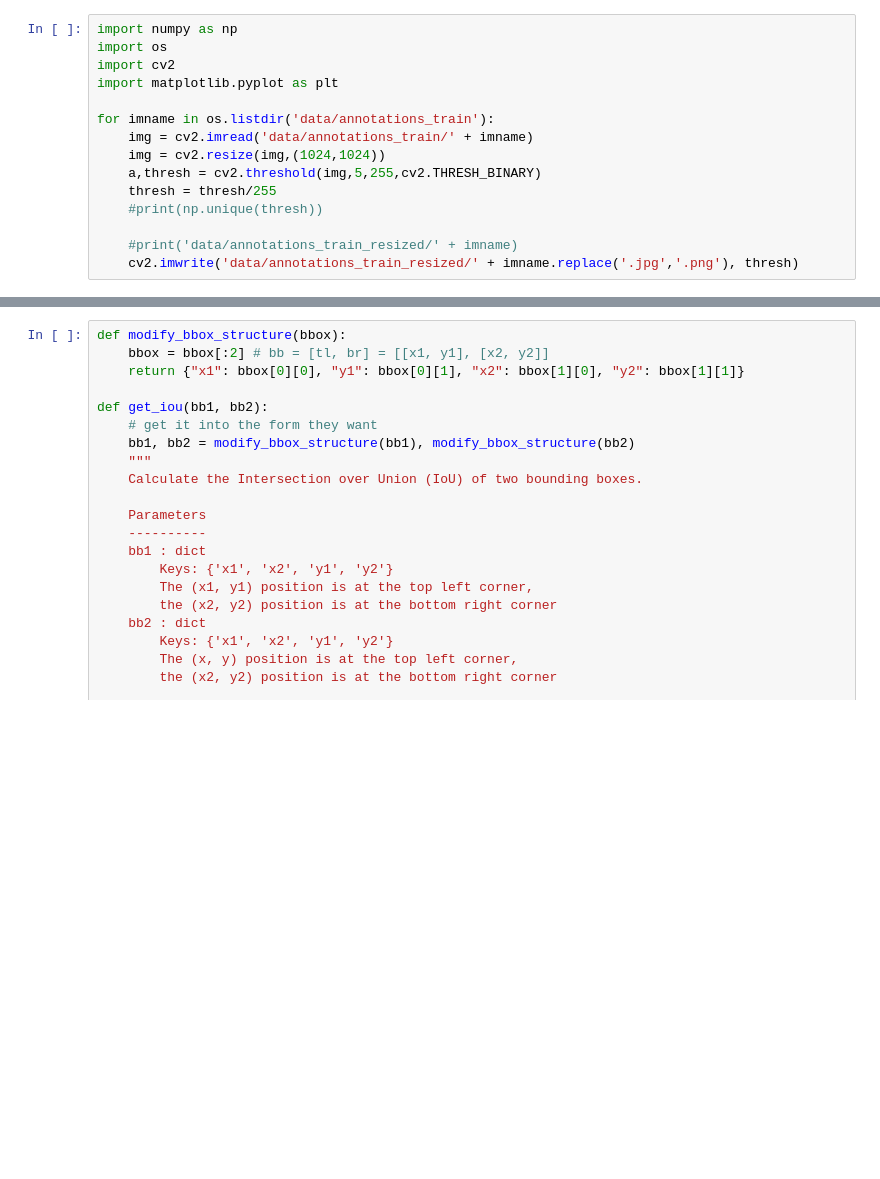
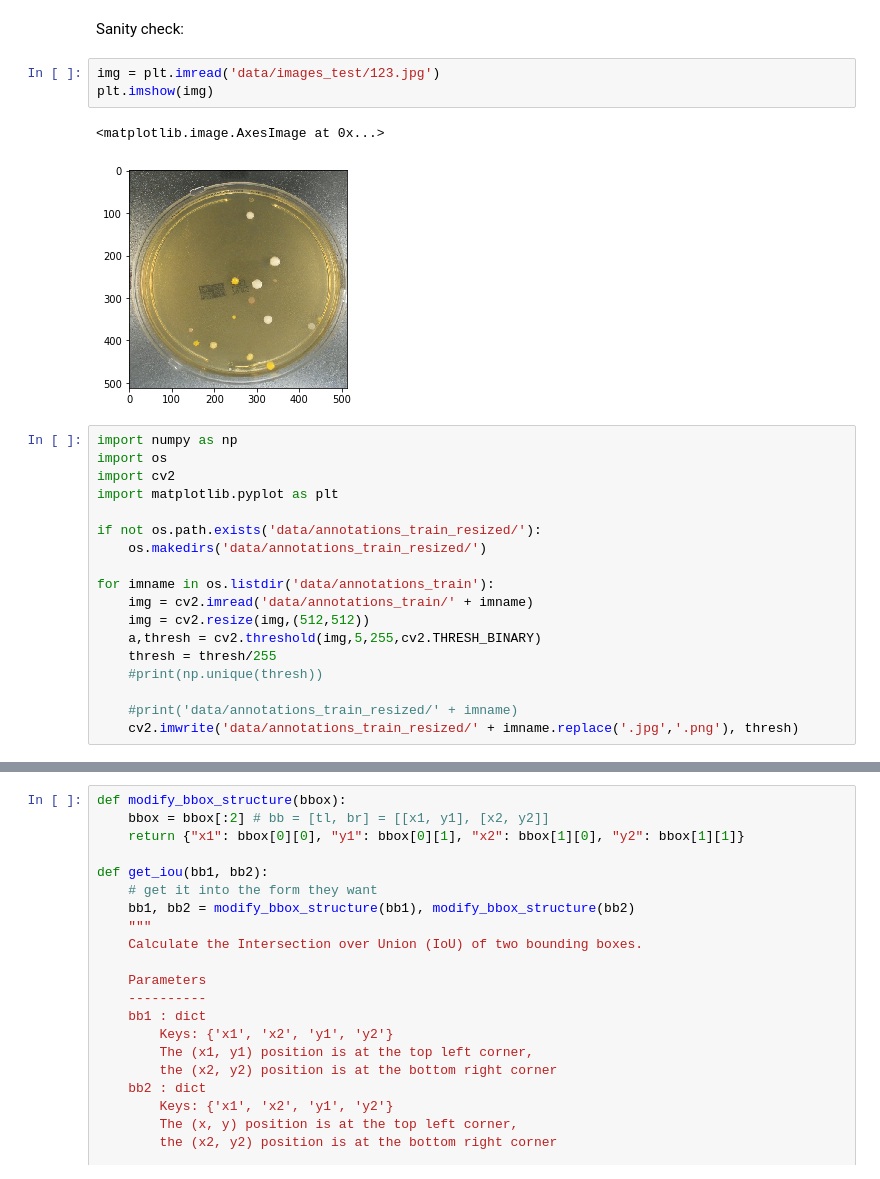
Before and after one commit to djt20/dan_model, a Jupyter notebook: pipeline.ipynb, the cells around one changed output, grey strips where cells are left out. Cells and saved outputs as stored; diff of their text form; blank space fills up the shorter version.

```diff
--- a/pipeline.ipynb
+++ b/pipeline.ipynb
@@ -18,13 +42,24 @@ for imname in os.listdir('data/images_test'):
     cv2.imwrite('data/images_test/' + imname, img)
+# %% [markdown]
+Sanity check:
+# %%
+img = plt.imread('data/images_test/123.jpg')
+plt.imshow(img)
+# %% [output]
+<matplotlib.image.AxesImage at 0x...>
+[figure, added]
 # %%
 import numpy as np
 import os
 import cv2
 import matplotlib.pyplot as plt
 
+if not os.path.exists('data/annotations_train_resized/'):
+    os.makedirs('data/annotations_train_resized/')
+
 for imname in os.listdir('data/annotations_train'):
     img = cv2.imread('data/annotations_train/' + imname)
-    img = cv2.resize(img,(1024,1024))
+    img = cv2.resize(img,(512,512))
     a,thresh = cv2.threshold(img,5,255,cv2.THRESH_BINARY)
     thresh = thresh/255
     #print(np.unique(thresh))
```
Also changed, not shown: parts of 18 cells of this notebook, 2 other files.
